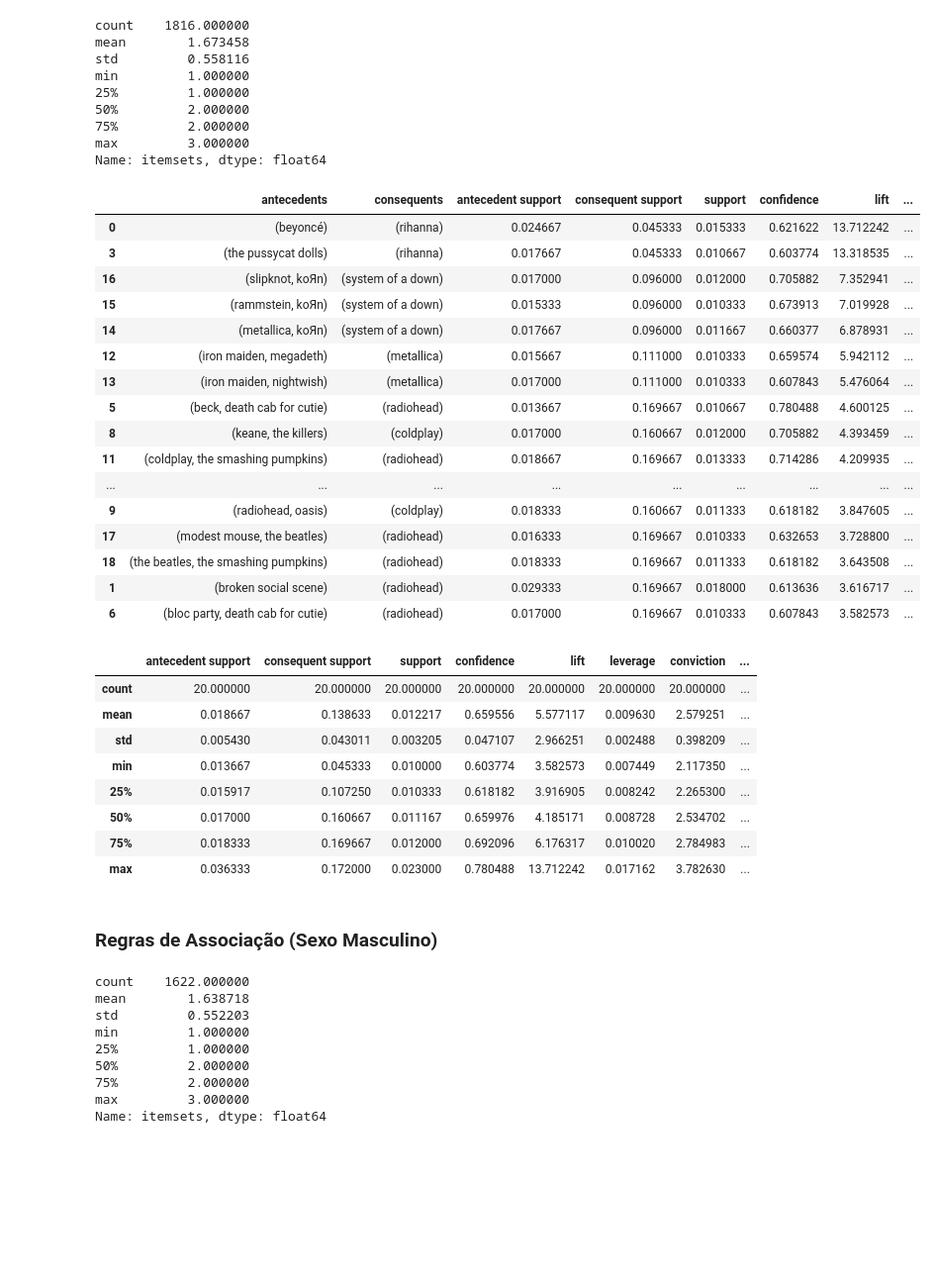
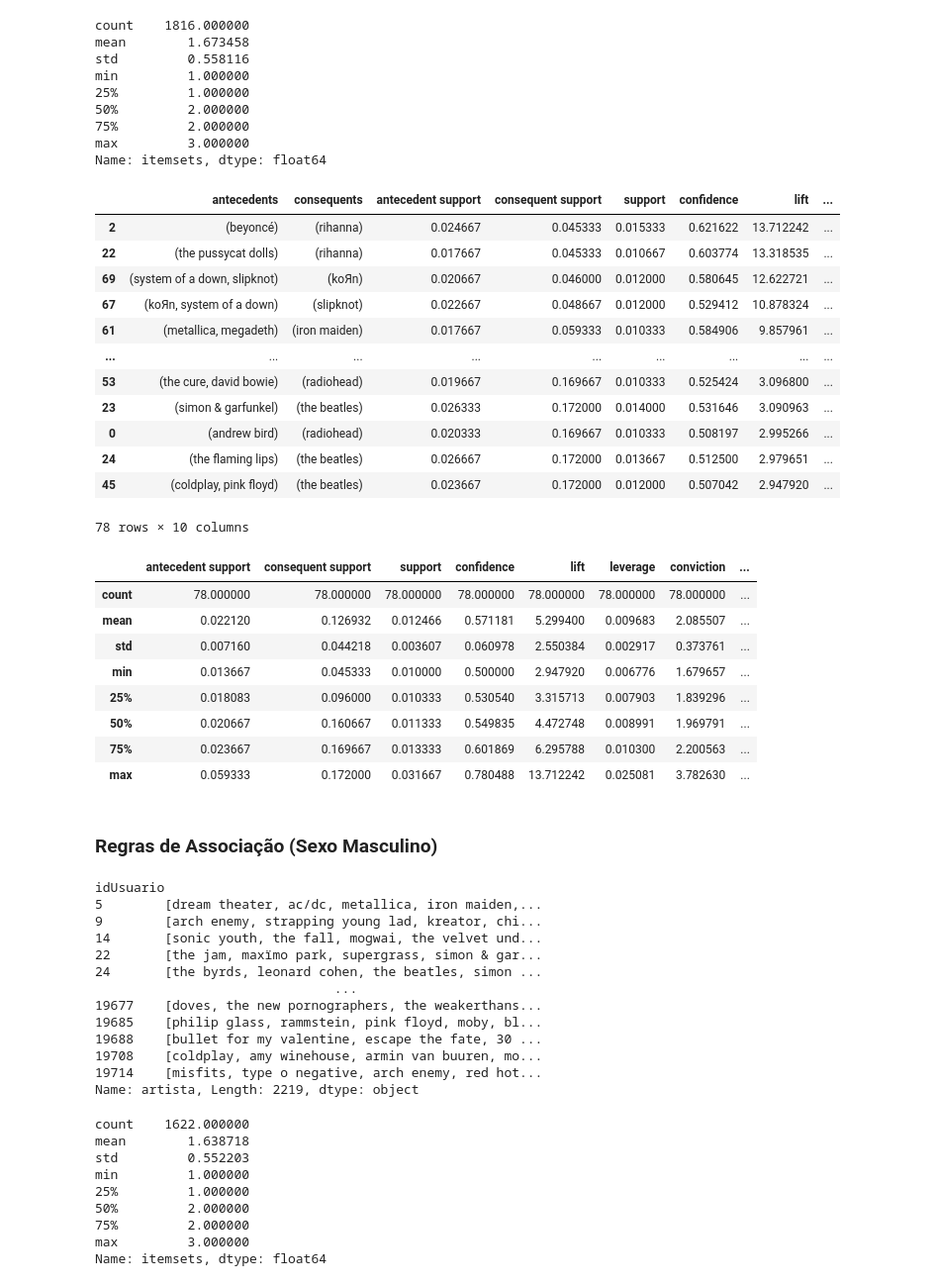
Before and after one commit to usr-bin32/data-mining-assignments, a Jupyter notebook: p2/notebook.ipynb, the cells around one changed output. Shown at 99% size. Drawn from its saved outputs; the diff is of its cells as text; code cells hidden in the pictures; blank space fills up the shorter version.

```diff
--- a/p2/notebook.ipynb
+++ b/p2/notebook.ipynb
@@ -148,46 +174,56 @@ min         1.000000
 max         3.000000
 Name: itemsets, dtype: float64
 # %%
-# Tecnicamente, regras com confiança maior que 0.5 já seriam relevantes.
 rules_gen = association_rules(
-    itemsets, metric="confidence", min_threshold=0.6
+    itemsets, metric="confidence", min_threshold=0.5
 ).sort_values(by="lift", ascending=False)
 rules_gen["absolute_support"] = (rules_gen["support"] * len(transactions)).apply(round)
 rules_gen
 # %% [output]
 |  | antecedents | consequents | antecedent support | consequent support | support | confidence | lift | ... |
-| 0 | (beyoncé) | (rihanna) | 0.024667 | 0.045333 | 0.015333 | 0.621622 | 13.712242 | ... |
-| 3 | (the pussycat dolls) | (rihanna) | 0.017667 | 0.045333 | 0.010667 | 0.603774 | 13.318535 | ... |
-| 16 | (slipknot, koЯn) | (system of a down) | 0.017000 | 0.096000 | 0.012000 | 0.705882 | 7.352941 | ... |
-| 15 | (rammstein, koЯn) | (system of a down) | 0.015333 | 0.096000 | 0.010333 | 0.673913 | 7.019928 | ... |
-| 14 | (metallica, koЯn) | (system of a down) | 0.017667 | 0.096000 | 0.011667 | 0.660377 | 6.878931 | ... |
-| 12 | (iron maiden, megadeth) | (metallica) | 0.015667 | 0.111000 | 0.010333 | 0.659574 | 5.942112 | ... |
-| 13 | (iron maiden, nightwish) | (metallica) | 0.017000 | 0.111000 | 0.010333 | 0.607843 | 5.476064 | ... |
-| 5 | (beck, death cab for cutie) | (radiohead) | 0.013667 | 0.169667 | 0.010667 | 0.780488 | 4.600125 | ... |
-| 8 | (keane, the killers) | (coldplay) | 0.017000 | 0.160667 | 0.012000 | 0.705882 | 4.393459 | ... |
-| 11 | (coldplay, the smashing pumpkins) | (radiohead) | 0.018667 | 0.169667 | 0.013333 | 0.714286 | 4.209935 | ... |
+| 2 | (beyoncé) | (rihanna) | 0.024667 | 0.045333 | 0.015333 | 0.621622 | 13.712242 | ... |
+| 22 | (the pussycat dolls) | (rihanna) | 0.017667 | 0.045333 | 0.010667 | 0.603774 | 13.318535 | ... |
+| 69 | (system of a down, slipknot) | (koЯn) | 0.020667 | 0.046000 | 0.012000 | 0.580645 | 12.622721 | ... |
+| 67 | (koЯn, system of a down) | (slipknot) | 0.022667 | 0.048667 | 0.012000 | 0.529412 | 10.878324 | ... |
+| 61 | (metallica, megadeth) | (iron maiden) | 0.017667 | 0.059333 | 0.010333 | 0.584906 | 9.857961 | ... |
 | ... | ... | ... | ... | ... | ... | ... | ... | ... |
-| 9 | (radiohead, oasis) | (coldplay) | 0.018333 | 0.160667 | 0.011333 | 0.618182 | 3.847605 | ... |
-| 17 | (modest mouse, the beatles) | (radiohead) | 0.016333 | 0.169667 | 0.010333 | 0.632653 | 3.728800 | ... |
-| 18 | (the beatles, the smashing pumpkins) | (radiohead) | 0.018333 | 0.169667 | 0.011333 | 0.618182 | 3.643508 | ... |
-| 1 | (broken social scene) | (radiohead) | 0.029333 | 0.169667 | 0.018000 | 0.613636 | 3.616717 | ... |
-| 6 | (bloc party, death cab for cutie) | (radiohead) | 0.017000 | 0.169667 | 0.010333 | 0.607843 | 3.582573 | ... |
+| 53 | (the cure, david bowie) | (radiohead) | 0.019667 | 0.169667 | 0.010333 | 0.525424 | 3.096800 | ... |
+| 23 | (simon & garfunkel) | (the beatles) | 0.026333 | 0.172000 | 0.014000 | 0.531646 | 3.090963 | ... |
+| 0 | (andrew bird) | (radiohead) | 0.020333 | 0.169667 | 0.010333 | 0.508197 | 2.995266 | ... |
+| 24 | (the flaming lips) | (the beatles) | 0.026667 | 0.172000 | 0.013667 | 0.512500 | 2.979651 | ... |
+| 45 | (coldplay, pink floyd) | (the beatles) | 0.023667 | 0.172000 | 0.012000 | 0.507042 | 2.947920 | ... |
+78 rows × 10 columns
 # %%
 rules_gen.describe()
 # %% [output]
 |  | antecedent support | consequent support | support | confidence | lift | leverage | conviction | ... |
-| count | 20.000000 | 20.000000 | 20.000000 | 20.000000 | 20.000000 | 20.000000 | 20.000000 | ... |
-| mean | 0.018667 | 0.138633 | 0.012217 | 0.659556 | 5.577117 | 0.009630 | 2.579251 | ... |
-| std | 0.005430 | 0.043011 | 0.003205 | 0.047107 | 2.966251 | 0.002488 | 0.398209 | ... |
-| min | 0.013667 | 0.045333 | 0.010000 | 0.603774 | 3.582573 | 0.007449 | 2.117350 | ... |
-| 25% | 0.015917 | 0.107250 | 0.010333 | 0.618182 | 3.916905 | 0.008242 | 2.265300 | ... |
-| 50% | 0.017000 | 0.160667 | 0.011167 | 0.659976 | 4.185171 | 0.008728 | 2.534702 | ... |
-| 75% | 0.018333 | 0.169667 | 0.012000 | 0.692096 | 6.176317 | 0.010020 | 2.784983 | ... |
-| max | 0.036333 | 0.172000 | 0.023000 | 0.780488 | 13.712242 | 0.017162 | 3.782630 | ... |
+| count | 78.000000 | 78.000000 | 78.000000 | 78.000000 | 78.000000 | 78.000000 | 78.000000 | ... |
+| mean | 0.022120 | 0.126932 | 0.012466 | 0.571181 | 5.299400 | 0.009683 | 2.085507 | ... |
+| std | 0.007160 | 0.044218 | 0.003607 | 0.060978 | 2.550384 | 0.002917 | 0.373761 | ... |
+| min | 0.013667 | 0.045333 | 0.010000 | 0.500000 | 2.947920 | 0.006776 | 1.679657 | ... |
+| 25% | 0.018083 | 0.096000 | 0.010333 | 0.530540 | 3.315713 | 0.007903 | 1.839296 | ... |
+| 50% | 0.020667 | 0.160667 | 0.011333 | 0.549835 | 4.472748 | 0.008991 | 1.969791 | ... |
+| 75% | 0.023667 | 0.169667 | 0.013333 | 0.601869 | 6.295788 | 0.010300 | 2.200563 | ... |
+| max | 0.059333 | 0.172000 | 0.031667 | 0.780488 | 13.712242 | 0.025081 | 3.782630 | ... |
 # %% [markdown]
 ### Regras de Associação (Sexo Masculino)
 # %%
 transactions = df[df["sexo"] == "m"].groupby("idUsuario")["artista"].aggregate(list)
+transactions
+# %% [output]
+idUsuario
+5        [dream theater, ac/dc, metallica, iron maiden,...
+9        [arch enemy, strapping young lad, kreator, chi...
+14       [sonic youth, the fall, mogwai, the velvet und...
+22       [the jam, maxïmo park, supergrass, simon & gar...
+24       [the byrds, leonard cohen, the beatles, simon ...
+                               ...
+19677    [doves, the new pornographers, the weakerthans...
+19685    [philip glass, rammstein, pink floyd, moby, bl...
+19688    [bullet for my valentine, escape the fate, 30 ...
+19708    [coldplay, amy winehouse, armin van buuren, mo...
+19714    [misfits, type o negative, arch enemy, red hot...
+Name: artista, Length: 2219, dtype: object
 # %%
 encoder = TransactionEncoder()
 df_t = pd.DataFrame(encoder.fit_transform(transactions), columns=encoder.columns_)
```
Also changed, not shown: parts of 12 cells of this notebook.
